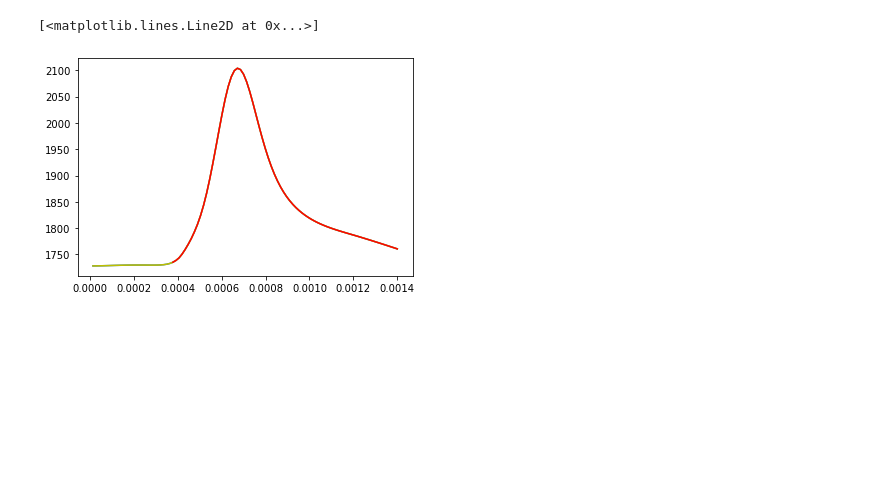
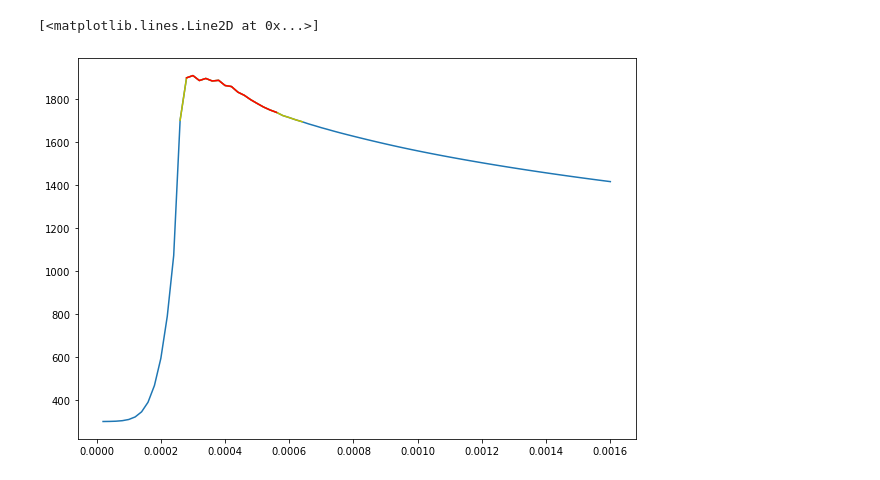
Before and after one commit to snilsn/SLM-finite-volumes, a Jupyter notebook: 3d heat convection.ipynb, the cells around one changed output. Cells and saved outputs as stored; diff of their text form; code cells hidden in the pictures; blank space fills up the shorter version.

```diff
--- a/3d heat convection.ipynb
+++ b/3d heat convection.ipynb
@@ -55,6 +55,8 @@ konv_diff_eq = TransientTerm(var = sensible_heat) == DiffusionTerm(var = sensibl
 heat_radiation = -c.faceValue[mesh.facesTop]*sigma+steel_emissivity*(temperature.faceValue[mesh.facesTop]**4-300**4)/k.faceValue[mesh.facesTop]
 sensible_heat.faceGrad[2].constrain(heat_radiation, where = mesh.facesTop)
 
+middle = -int(N_x*11+35)
+
 c_measure = []
 k_measure = []
 t_measure = []
@@ -101,8 +103,6 @@ for i in range(time_steps):
     time += dt
     clear_output()
 
-    middle = -int(N_x*N_y/2)
-
     k_measure.append(numerix.array(k)[middle])
     c_measure.append(numerix.array(c)[middle])
     t_measure.append(numerix.array(temperature)[middle])
@@ -112,6 +112,7 @@ for i in range(time_steps):
 
         hatch += 1
         x_pos = 0.0
+        break
 
         if hatch == hatches:
 
@@ -178,8 +179,14 @@ plotting_utils.plot_2d_yz(temperature, 47)
+# %%
+c_measure = np.array(c_measure)
+k_measure = np.array(k_measure)
+t_measure = np.array(t_measure)
+time_measure = np.array(time_measure)
 # %%
+plt.figure(figsize = (10, 7))
 plt.plot(time_measure, t_measure)
 plt.plot(np.array(time_measure)[np.array(t_measure)>steel_T_S], np.array(t_measure)[np.array(t_measure)>steel_T_S], 'y-')
 plt.plot(np.array(time_measure)[np.array(t_measure)>steel_T_L], np.array(t_measure)[np.array(t_measure)>steel_T_L], 'r-')
 # %% [output]
 [<matplotlib.lines.Line2D at 0x...>]
-[figure, old version]
+[figure, new version]
 # %%
```
Also changed, not shown: parts of 12 cells of this notebook, 3 other files.
